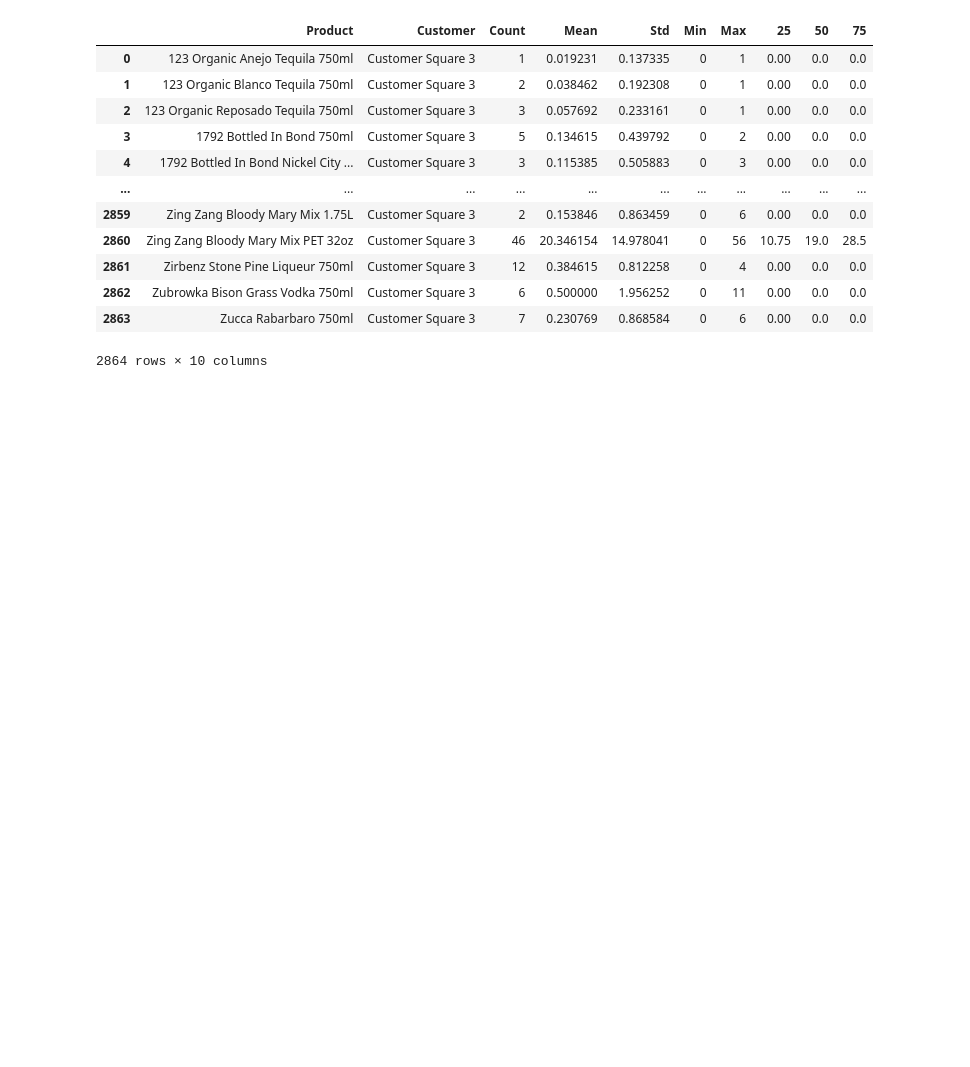
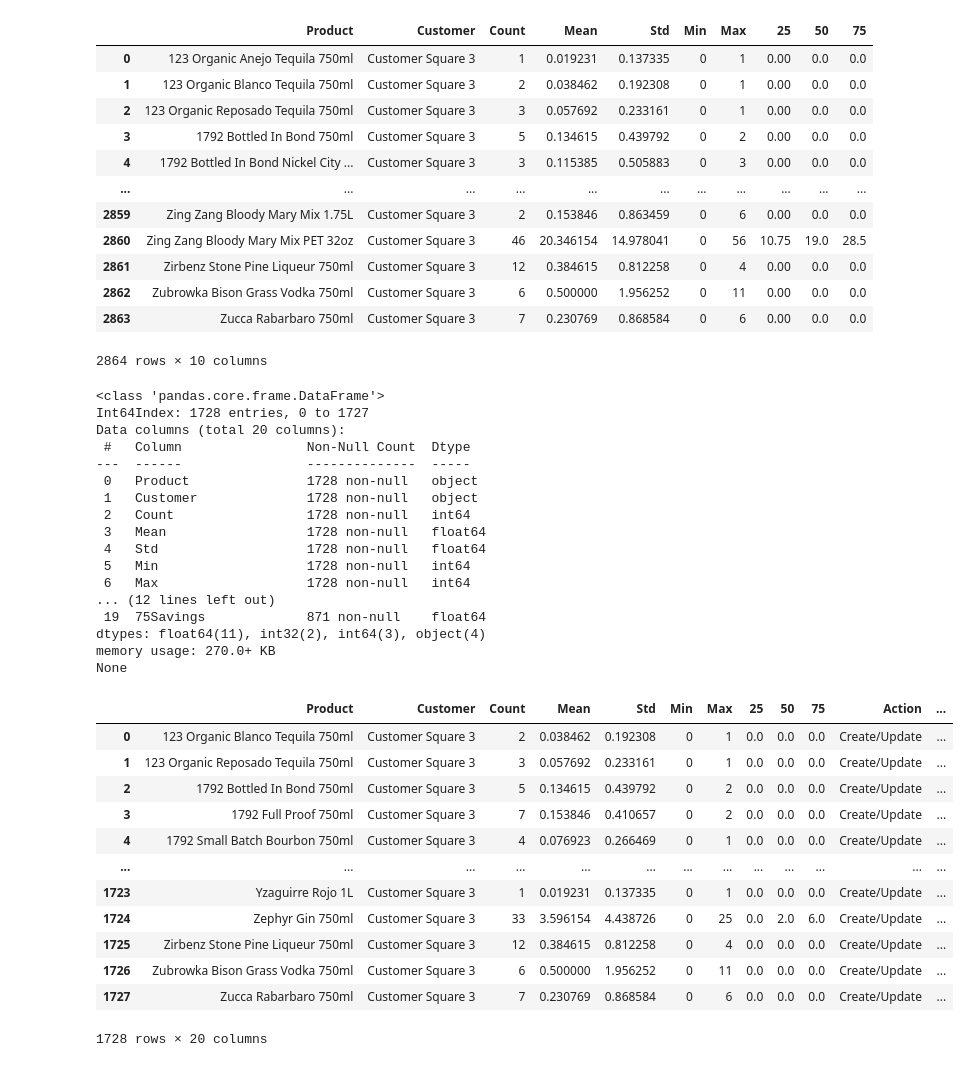
Before and after one commit to TheAgaveFairy/practice, a Jupyter notebook: SbPDetail.ipynb, the cells around one changed output. Cells and saved outputs as stored; diff of their text form; code cells hidden in the pictures; blank space fills up the shorter version.

```diff
--- a/SbPDetail.ipynb
+++ b/SbPDetail.ipynb
@@ -448,11 +463,8 @@ df
 # %%
-ws.Customer = 'Warehouse'
-ws = ws.drop(['SKU', 'COGS','Profit'], axis=1, inplace=False)#not trusted data columns or useful, we'll ignore them for now
-ws = ws.rename(columns={'Invoice Date':'Date'})#renaming for legibility
 ws['Date'] = pd.to_datetime(ws['Date'], format='%d-%b-%Y')#get these dates converted from string to something more powerful
 ws['Month'] = ws.Date.apply(lambda x: x.month)#.month_name() also an option but i dont trust yet
 ws['Weekday'] = ws.Date.apply(lambda x: x.dayofweek)#Monday is 0, Sunday is 6, day_name() also an option but i dont trust yet
-ws['Week'] = ws.Date.apply(lambda x: x.isocalendar().week)
+ws['Week'] = ws.Date.apply(lambda x: x.isocalendar()[1])#x.isocalendar().week
 ws["Unit"] = ws.Sale / df.Quantity
 
 ws['Category'] = ws.apply(lambda row: "Itnl Whiskey" if row.Category in itnl_whiskey else row.Category,axis=1)
@@ -522,15 +534,46 @@ par_ws_suggest
 | 2863 | Zucca Rabarbaro 750ml | Customer Square 3 | 7 | 0.230769 | 0.868584 | 0 | 6 | 0.00 | 0.0 | 0.0 |
 2864 rows × 10 columns
 # %%
-mess = par_suggest.merge(right=read_pars,on=['Product','Customer'])
-mess['Unit'] = mess.apply(lambda x: df.loc[df.Product == x.Product].iloc[0].Unit,axis=1)
-mess['RoundedMean'] = mess['Mean'].round()
-mess['DiffMean'] = (mess['MinimumBeforeReorder'] - mess['RoundedMean']).round()
-mess['Diff75'] = (mess['MinimumBeforeReorder'] - mess['75']).round()
-mess['MeanSavings'] = mess['DiffMean'] * mess['Unit']
-mess['75Savings'] = mess['Diff75'] * mess['Unit']
-mess.to_csv('paranalysis.csv',index=False)
-print(mess.info())
-mess
+prep_ws = par_ws_suggest.merge(right=read_pars,on=['Product','Customer'])
+prep_ws['Unit'] = prep_ws.apply(lambda x: ws.loc[ws.Product == x.Product].iloc[0].Unit,axis=1)
+prep_ws['RoundedMean'] = prep_ws['Mean'].round()
+prep_ws['DiffMean'] = (prep_ws['MinimumBeforeReorder'] - prep_ws['RoundedMean']).round()
+prep_ws['Diff75'] = (prep_ws['MinimumBeforeReorder'] - prep_ws['75']).round()
+prep_ws['MeanSavings'] = prep_ws['DiffMean'] * prep_ws['Unit']
+prep_ws['75Savings'] = prep_ws['Diff75'] * prep_ws['Unit']
+prep_ws.to_csv('paranalysisWAREHOUSE.csv',index=False)
+#print(prep_ws.info())
+prep_ws.head()
+# %% [output]
+<class 'pandas.core.frame.DataFrame'>
+Int64Index: 1728 entries, 0 to 1727
+Data columns (total 20 columns):
+ #   Column                Non-Null Count  Dtype
+---  ------                --------------  -----
+ 0   Product               1728 non-null   object
+ 1   Customer              1728 non-null   object
+ 2   Count                 1728 non-null   int64
+ 3   Mean                  1728 non-null   float64
+ 4   Std                   1728 non-null   float64
+ 5   Min                   1728 non-null   int64
+ 6   Max                   1728 non-null   int64
+... (12 lines left out)
+ 19  75Savings             871 non-null    float64
+dtypes: float64(11), int32(2), int64(3), object(4)
+memory usage: 270.0+ KB
+None
+|  | Product | Customer | Count | Mean | Std | Min | Max | 25 | 50 | 75 | Action | ... |
+| 0 | 123 Organic Blanco Tequila 750ml | Customer Square 3 | 2 | 0.038462 | 0.192308 | 0 | 1 | 0.0 | 0.0 | 0.0 | Create/Update | ... |
+| 1 | 123 Organic Reposado Tequila 750ml | Customer Square 3 | 3 | 0.057692 | 0.233161 | 0 | 1 | 0.0 | 0.0 | 0.0 | Create/Update | ... |
+| 2 | 1792 Bottled In Bond 750ml | Customer Square 3 | 5 | 0.134615 | 0.439792 | 0 | 2 | 0.0 | 0.0 | 0.0 | Create/Update | ... |
+| 3 | 1792 Full Proof 750ml | Customer Square 3 | 7 | 0.153846 | 0.410657 | 0 | 2 | 0.0 | 0.0 | 0.0 | Create/Update | ... |
+| 4 | 1792 Small Batch Bourbon 750ml | Customer Square 3 | 4 | 0.076923 | 0.266469 | 0 | 1 | 0.0 | 0.0 | 0.0 | Create/Update | ... |
+| ... | ... | ... | ... | ... | ... | ... | ... | ... | ... | ... | ... | ... |
+| 1723 | Yzaguirre Rojo 1L | Customer Square 3 | 1 | 0.019231 | 0.137335 | 0 | 1 | 0.0 | 0.0 | 0.0 | Create/Update | ... |
+| 1724 | Zephyr Gin 750ml | Customer Square 3 | 33 | 3.596154 | 4.438726 | 0 | 25 | 0.0 | 2.0 | 6.0 | Create/Update | ... |
+| 1725 | Zirbenz Stone Pine Liqueur 750ml | Customer Square 3 | 12 | 0.384615 | 0.812258 | 0 | 4 | 0.0 | 0.0 | 0.0 | Create/Update | ... |
+| 1726 | Zubrowka Bison Grass Vodka 750ml | Customer Square 3 | 6 | 0.500000 | 1.956252 | 0 | 11 | 0.0 | 0.0 | 0.0 | Create/Update | ... |
+| 1727 | Zucca Rabarbaro 750ml | Customer Square 3 | 7 | 0.230769 | 0.868584 | 0 | 6 | 0.0 | 0.0 | 0.0 | Create/Update | ... |
+1728 rows × 20 columns
 # %%
 #let's generate something we can upload to DEAR
```
Also changed, not shown: parts of 14 cells of this notebook, 3 other files.
